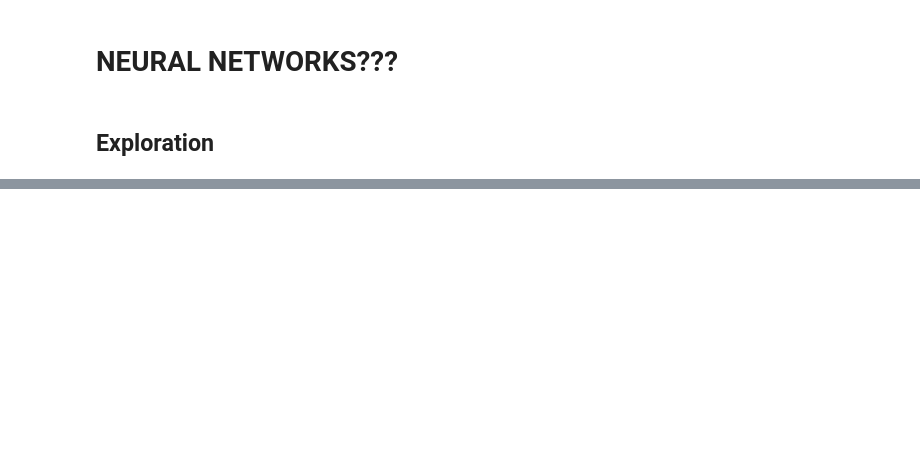
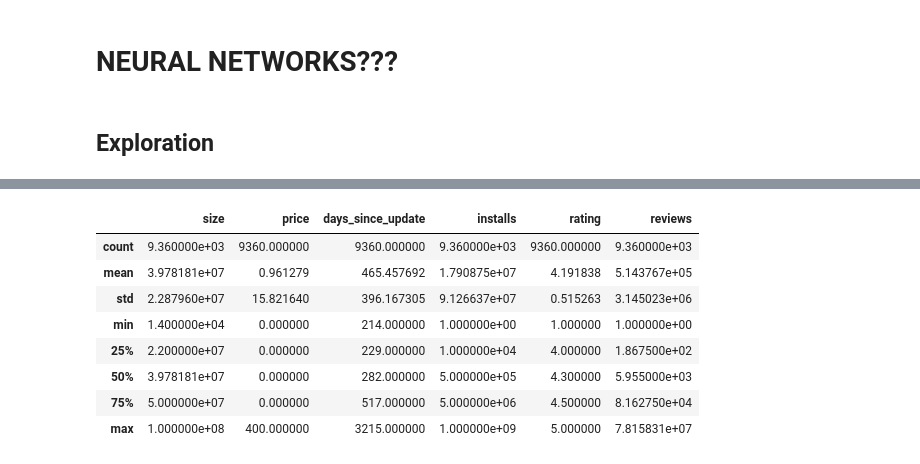
Before and after one commit to DanielColinaCuartin/INFO370-Final-Projects, a Jupyter notebook: pierce_workspace.ipynb, the cells around one changed output, grey strips where cells are left out. Cells and saved outputs as stored; diff of their text form; code cells hidden in the pictures; blank space fills up the shorter version.

```diff
--- a/pierce_workspace.ipynb
+++ b/pierce_workspace.ipynb
@@ -553,0 +605,15 @@ plt.barh(category_counts.index, category_counts)
+# %%
+play_features['rating'] = play_outcomes['rating']
+play_features['reviews'] = play_outcomes['reviews']
+# %%
+play_features.describe()
+# %% [output]
+|  | size | price | days_since_update | installs | rating | reviews |
+| count | 9.360000e+03 | 9360.000000 | 9360.000000 | 9.360000e+03 | 9360.000000 | 9.360000e+03 |
+| mean | 3.978181e+07 | 0.961279 | 465.457692 | 1.790875e+07 | 4.191838 | 5.143767e+05 |
+| std | 2.287960e+07 | 15.821640 | 396.167305 | 9.126637e+07 | 0.515263 | 3.145023e+06 |
+| min | 1.400000e+04 | 0.000000 | 214.000000 | 1.000000e+00 | 1.000000 | 1.000000e+00 |
+| 25% | 2.200000e+07 | 0.000000 | 229.000000 | 1.000000e+04 | 4.000000 | 1.867500e+02 |
+| 50% | 3.978181e+07 | 0.000000 | 282.000000 | 5.000000e+05 | 4.300000 | 5.955000e+03 |
+| 75% | 5.000000e+07 | 0.000000 | 517.000000 | 5.000000e+06 | 4.500000 | 8.162750e+04 |
+| max | 1.000000e+08 | 400.000000 | 3215.000000 | 1.000000e+09 | 5.000000 | 7.815831e+07 |
```
Also changed, not shown: parts of 4 cells of this notebook, 5 other files.
